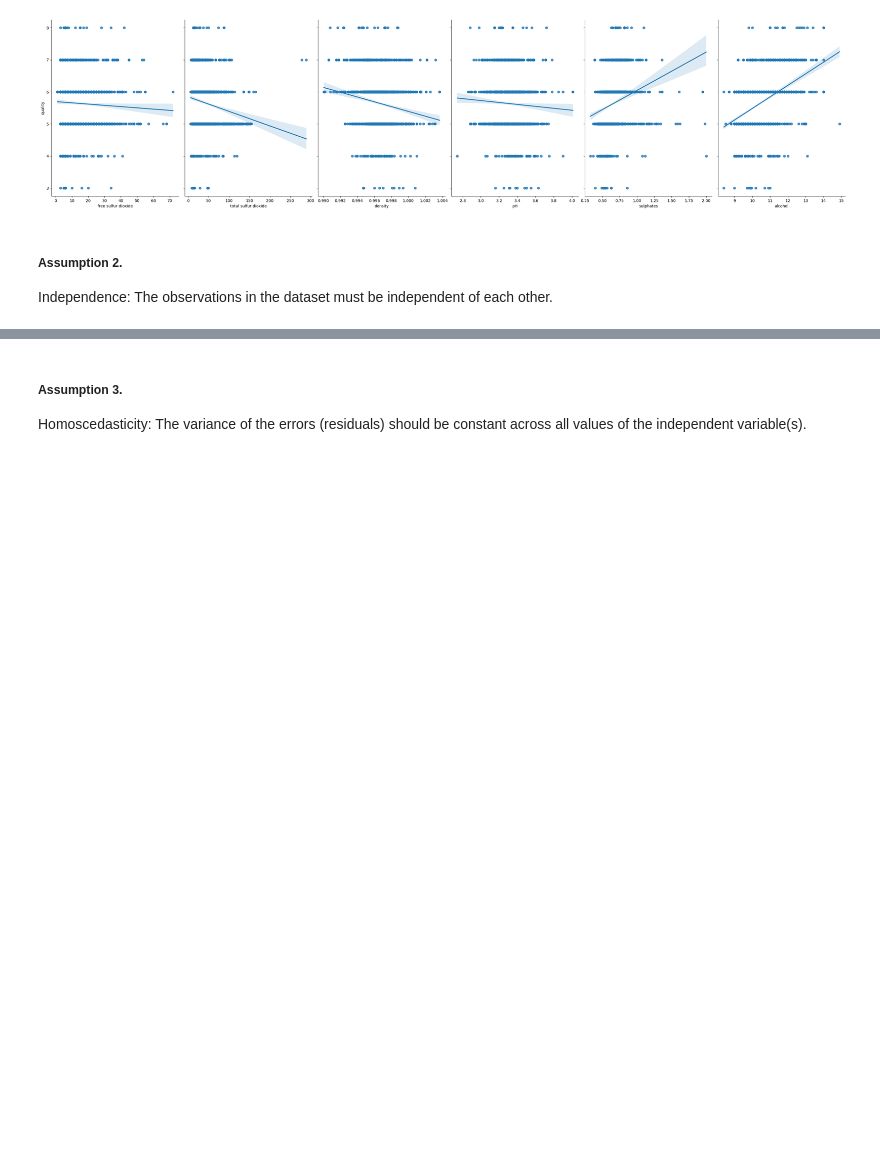
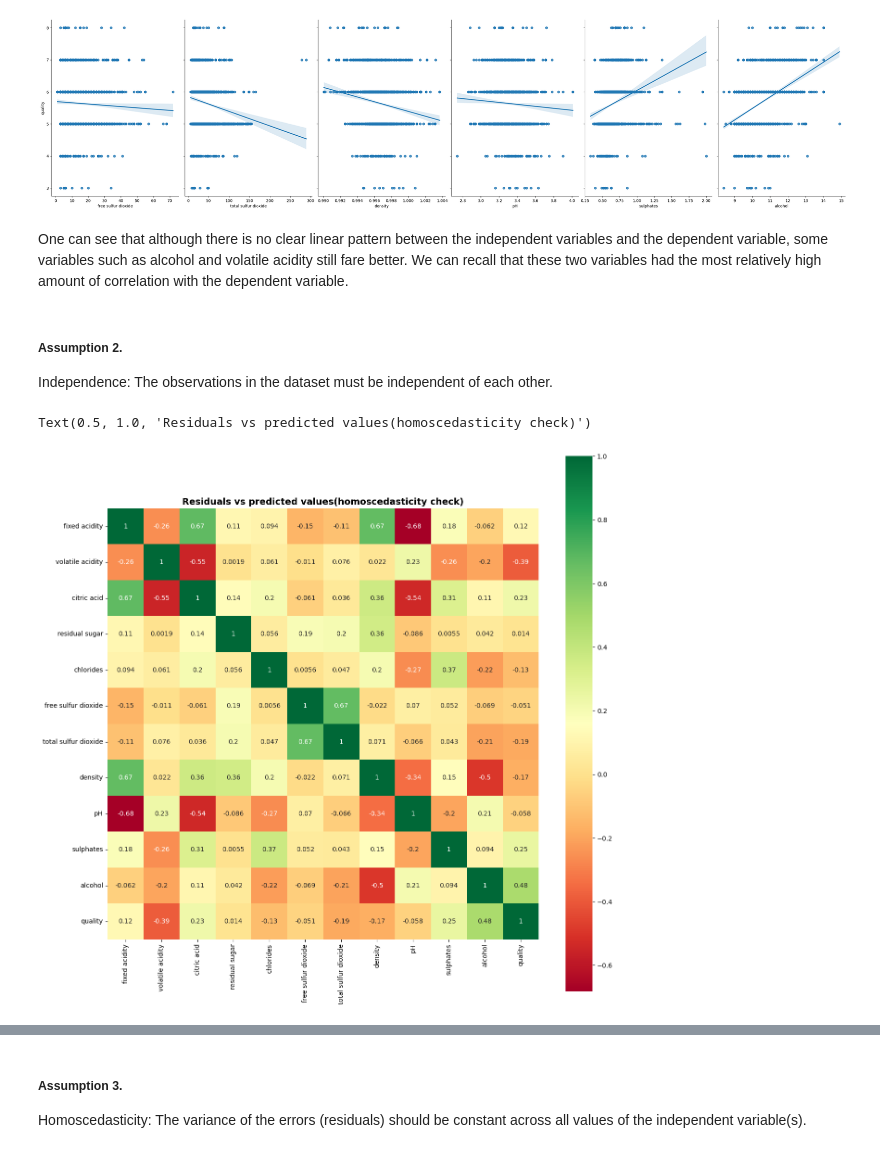
Before and after one commit to Danie-O/machine-learning, a Jupyter notebook: Regression-Algorithms/wine-quality-prediction/Red-Wine-Dataset_EDA-and-Modelling.ipynb, the cells around one changed output, grey strips where cells are left out. Cells and saved outputs as stored; diff of their text form; code cells hidden in the pictures; blank space fills up the shorter version.

```diff
--- a/Regression-Algorithms/wine-quality-prediction/Red-Wine-Dataset_EDA-and-Modelling.ipynb
+++ b/Regression-Algorithms/wine-quality-prediction/Red-Wine-Dataset_EDA-and-Modelling.ipynb
@@ -296,7 +296,16 @@ sns.pairplot(data=data, y_vars=['quality'], x_vars=data.columns[5:-1], kind='reg
 <seaborn.axisgrid.PairGrid at 0x...>
 [figure]
 [figure]
+# %% [markdown]
+One can see that although there is no clear linear pattern between the independent variables and the dependent variable, some variables such as alcohol and volatile acidity still fare better. We can recall that these two variables had the most relatively high amount of correlation with the dependent variable.
 # %% [markdown]
 ##### Assumption 2.
 
 Independence: The observations in the dataset must be independent of each other.
+# %%
+plt.figure(figsize=(15,15))
+sns.heatmap(data.corr(), annot=True,cmap='RdYlGn',square=True)
+plt.title('Residuals vs predicted values(homoscedasticity check)', fontsize=14, fontweight='semibold')
+# %% [output]
+Text(0.5, 1.0, 'Residuals vs predicted values(homoscedasticity check)')
+[figure, added]
```
Also changed, not shown: parts of 7 cells of this notebook.
